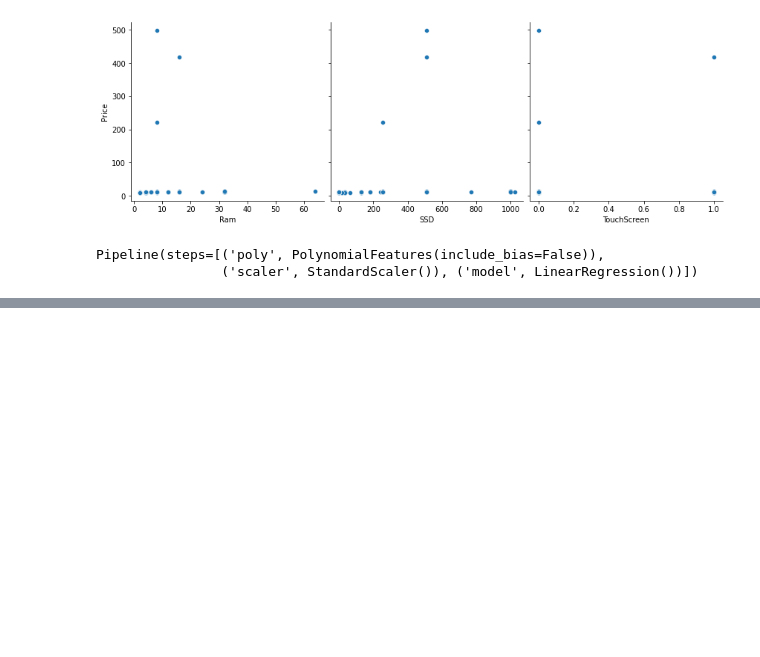
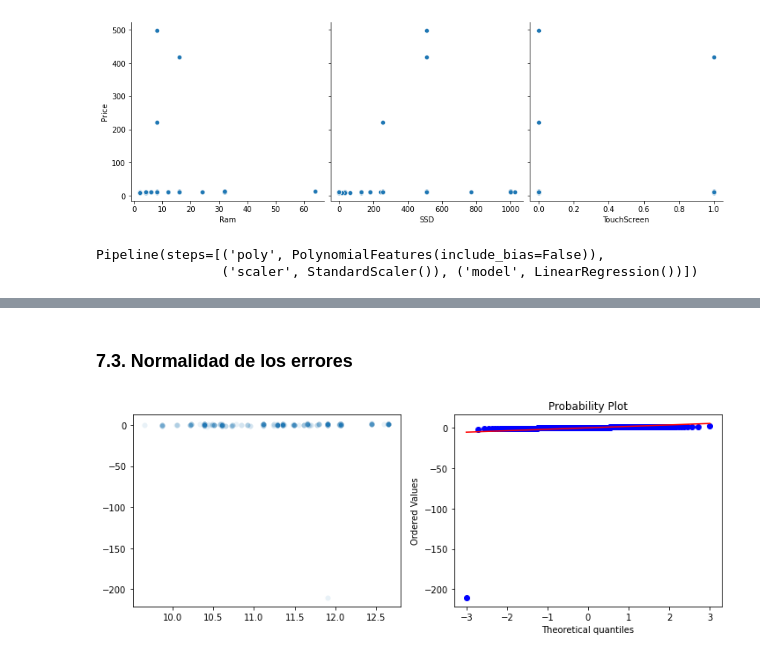
Before and after one commit to montejs3/Bi, a Jupyter notebook: LabBi/Lab2-Regresion/lab2.ipynb, the cells around one changed output, grey strips where cells are left out. Cells and saved outputs as stored; diff of their text form; code cells hidden in the pictures; blank space fills up the shorter version.

```diff
--- a/LabBi/Lab2-Regresion/lab2.ipynb
+++ b/LabBi/Lab2-Regresion/lab2.ipynb
@@ -356,0 +359,6 @@ Test: 37.56092837622737
+# %%
+q1 = y_train.quantile(0.25)
+q3 = y_train.quantile(0.75)
+iqr = q3 - q1
+threshold = q3 + 1.5 * iqr
+threshold
@@ -356,0 +367,3 @@ Test: 37.56092837622737
+# %%
+y_train = y_train.loc[y_train <= threshold]
+X_train = X_train.loc[y_train.index]
@@ -356,0 +373,2 @@ Test: 37.56092837622737
+# %%
+pipeline.fit(X_train, y_train)
@@ -445,0 +532,14 @@ AttributeError: 'PolynomialFeatures' object has no attribute 'get_feature_name_o
+# %% [markdown]
+### 7.3. Normalidad de los errores
+# %%
+errors =(pipeline.predict(X_train[features2]) - y_train).values
+# %%
+fig, axes = plt.subplots(1, 2, figsize = (12, 4))
+
+# Dispersión
+sns.scatterplot(x = pipeline.predict(X_train[features2]), y = errors, alpha = 0.1, ax = axes[0])
+
+# q-q plot
+_ = stats.probplot(errors, dist = 'norm', plot = axes[1])
+# %% [output]
+[figure, added]
```
Also changed, not shown: parts of 21 cells of this notebook.
